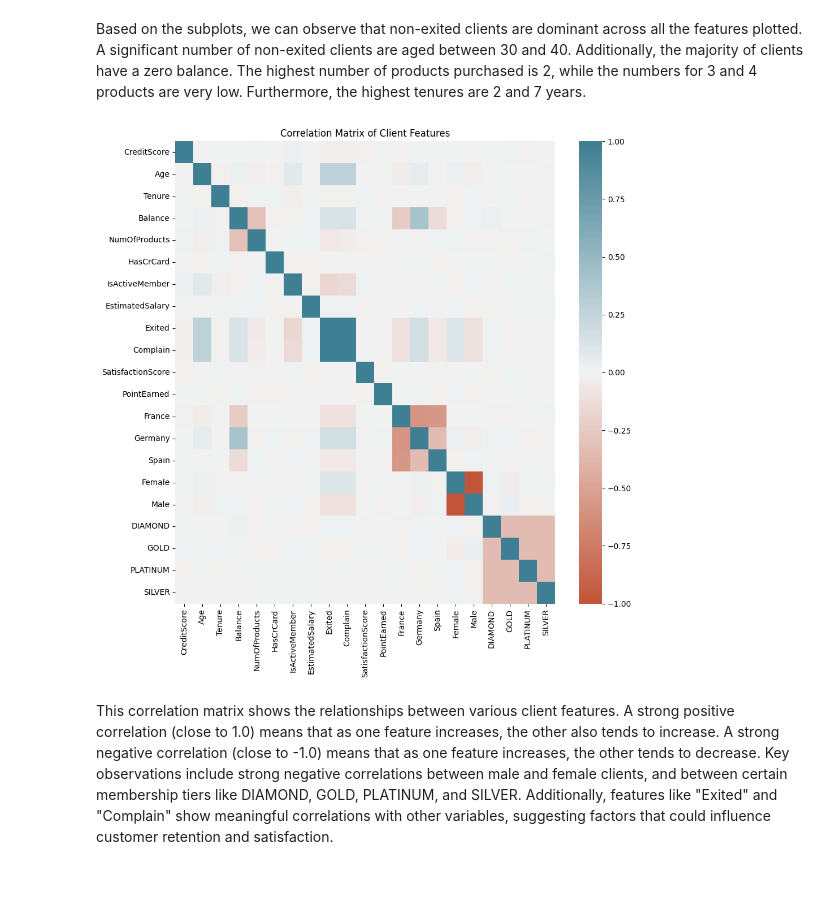
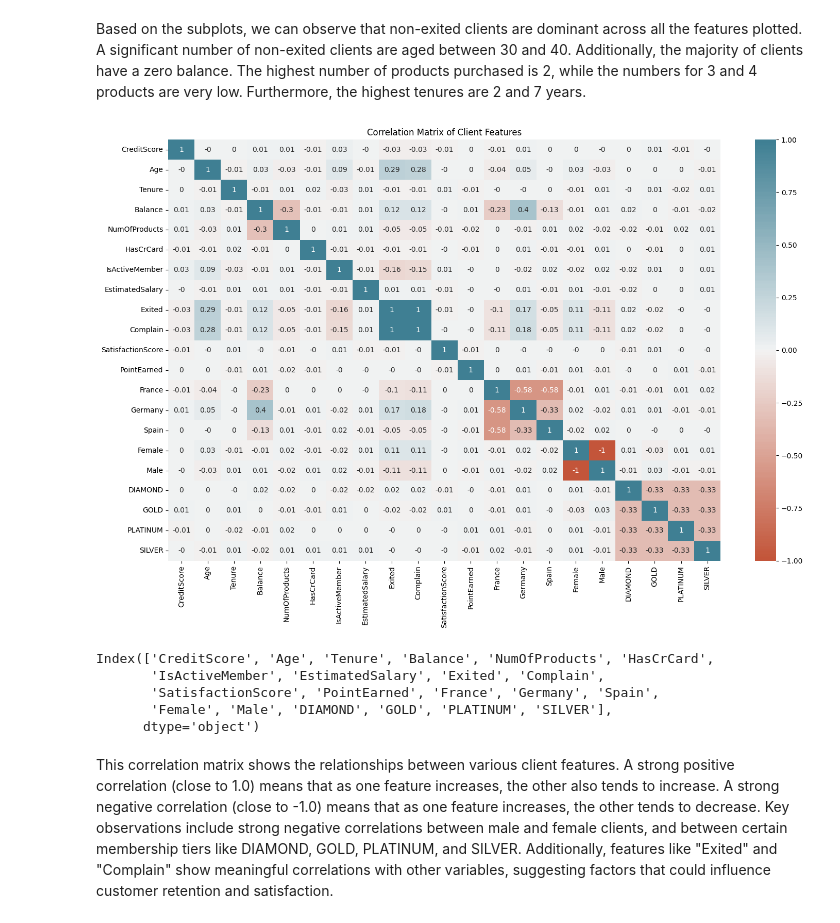
Before and after one commit to Abderrahmane-Chafi/BankCustomerChurnAnalysis, a Jupyter notebook: notebook794dc85e40.ipynb, the cells around one changed output. Cells and saved outputs as stored; diff of their text form; code cells hidden in the pictures; blank space fills up the shorter version.

```diff
--- a/notebook794dc85e40.ipynb
+++ b/notebook794dc85e40.ipynb
@@ -285,13 +285,21 @@ plt.show()
 # %% [markdown]
 Based on the subplots, we can observe that non-exited clients are dominant across all the features plotted. A significant number of non-exited clients are aged between 30 and 40. Additionally, the majority of clients have a zero balance. The highest number of products purchased is 2, while the numbers for 3 and 4 products are very low. Furthermore, the highest tenures are 2 and 7 years.
 # %%
-plt.figure(figsize=(10, 10))
-sns.heatmap(df.corr(), annot=False, cmap=sns.diverging_palette(20, 220, n=200), center=0)
+plt.figure(figsize=(15, 10))
+sns.heatmap(df.corr().round(2), annot=True, cmap=sns.diverging_palette(20, 220, n=200), center=0)
 plt.title('Correlation Matrix of Client Features', loc='center')
 plt.tight_layout()
 plt.show()
 # %% [output]
-[figure, old version]
+[figure, new version]
+# %%
+df.columns
+# %% [output]
+Index(['CreditScore', 'Age', 'Tenure', 'Balance', 'NumOfProducts', 'HasCrCard',
+       'IsActiveMember', 'EstimatedSalary', 'Exited', 'Complain',
+       'SatisfactionScore', 'PointEarned', 'France', 'Germany', 'Spain',
+       'Female', 'Male', 'DIAMOND', 'GOLD', 'PLATINUM', 'SILVER'],
+      dtype='object')
 # %% [markdown]
 This correlation matrix shows the relationships between various client features. A strong positive correlation (close to 1.0) means that as one feature increases, the other also tends to increase. A strong negative correlation (close to -1.0) means that as one feature increases, the other tends to decrease. Key observations include strong negative correlations between male and female clients, and between certain membership tiers like DIAMOND, GOLD, PLATINUM, and SILVER. Additionally, features like "Exited" and "Complain" show meaningful correlations with other variables, suggesting factors that could influence customer retention and satisfaction.
 # %% [markdown]
```
Also changed, not shown: parts of 8 cells of this notebook.
